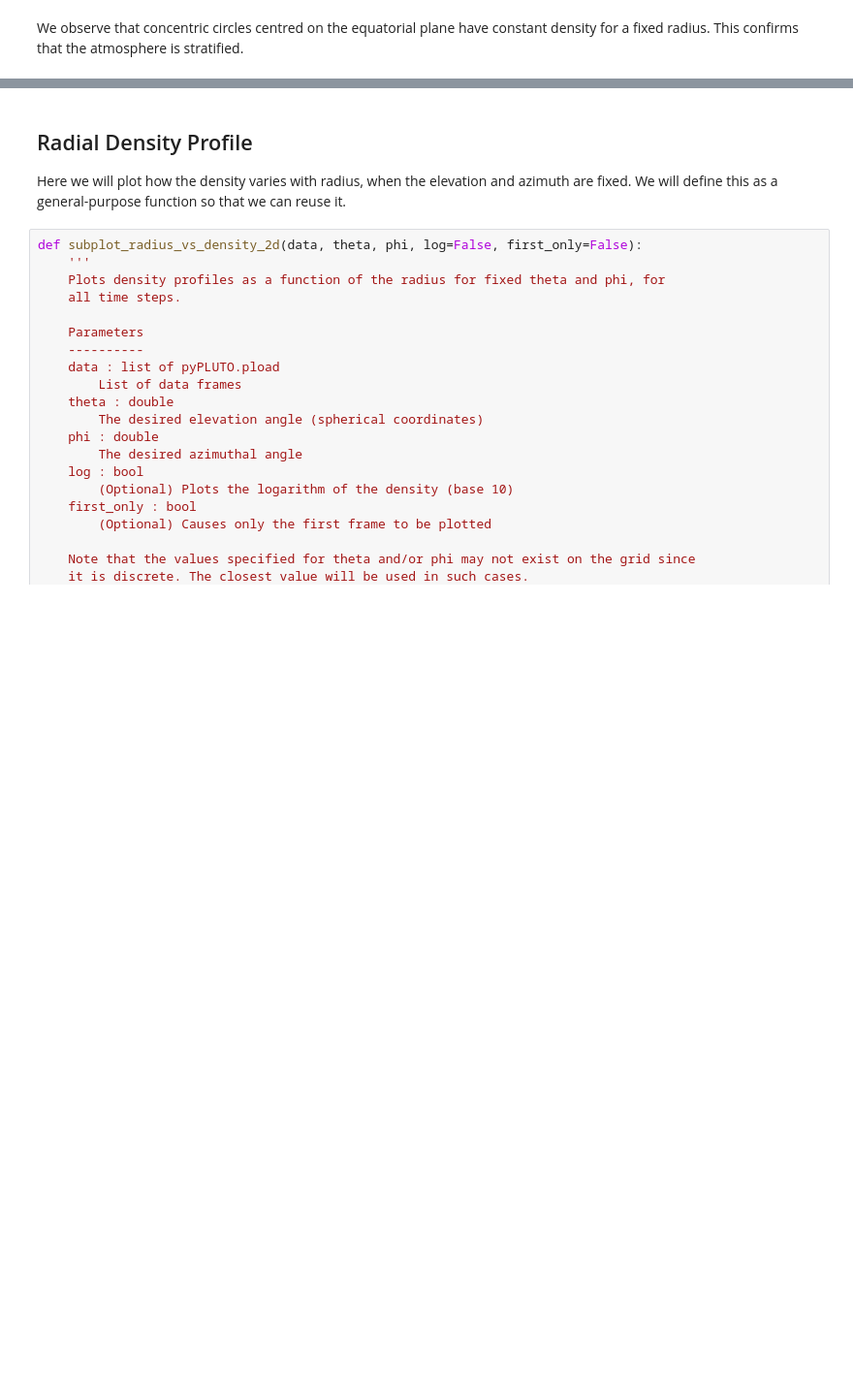
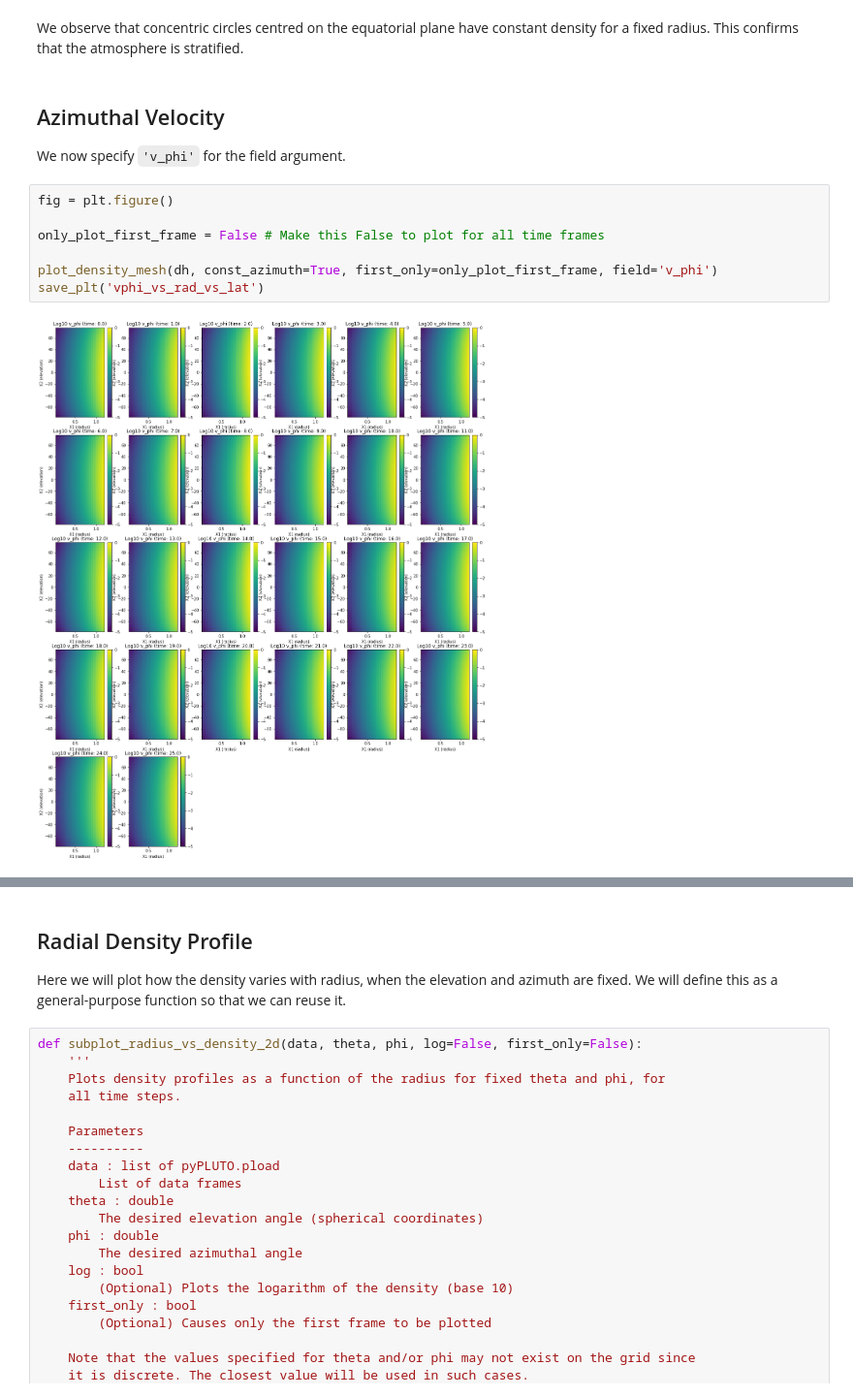
Before and after one commit to tygamvrelis/Astrophysics, a Jupyter notebook: Analysis.ipynb, the cells around one changed output, grey strips where cells are left out. Shown at 97% size. Drawn from its saved outputs; the diff is of its cells as text; blank space fills up the shorter version.

```diff
--- a/Analysis.ipynb
+++ b/Analysis.ipynb
@@ -355,2 +373,14 @@ save_plt('rho_vs_rad_vs_lon')
 # %% [markdown]
 We observe that concentric circles centred on the equatorial plane have constant density for a fixed radius. This confirms that the atmosphere is stratified.
+# %% [markdown]
+## Azimuthal Velocity
+We now specify `'v_phi'` for the field argument.
+# %%
+fig = plt.figure()
+
+only_plot_first_frame = False # Make this False to plot for all time frames
+
+plot_density_mesh(dh, const_azimuth=True, first_only=only_plot_first_frame, field='v_phi')
+save_plt('vphi_vs_rad_vs_lat')
+# %% [output]
+[figure, added]
```
Also changed, not shown: parts of 11 cells of this notebook, 29 other files.
